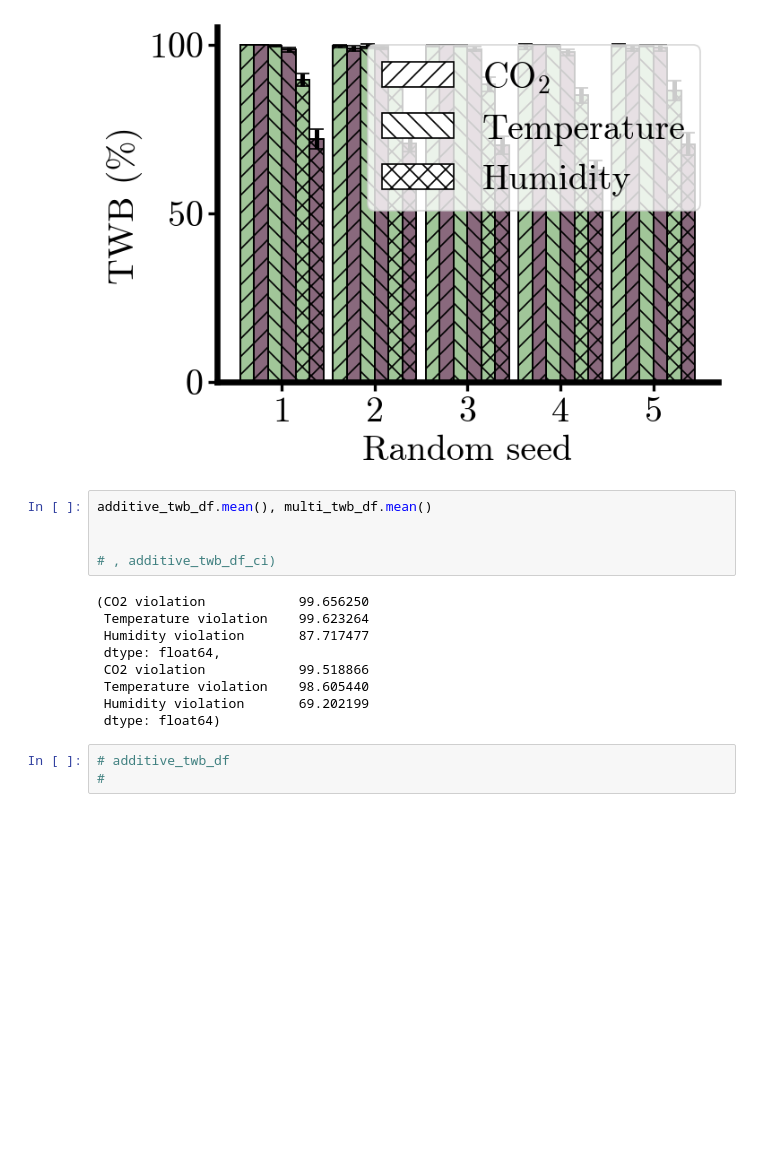
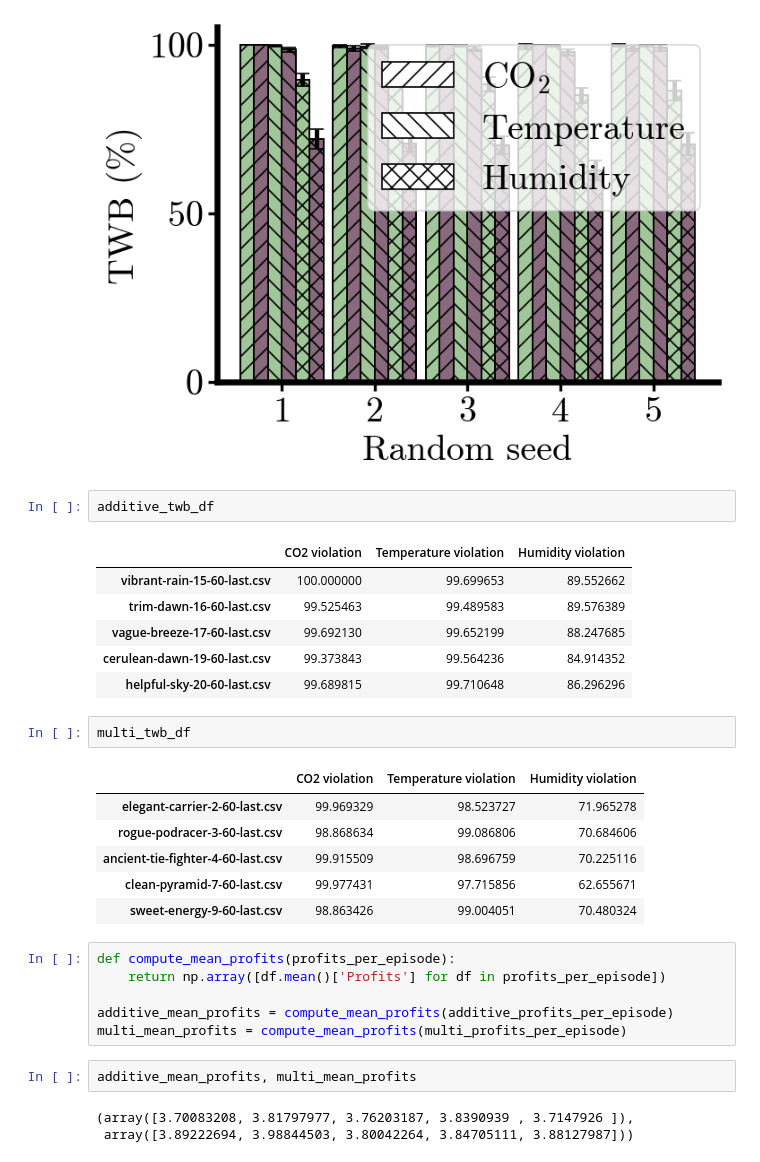
Before and after one commit to BartvLaatum/GreenLightGym, a Jupyter notebook: greenlight_gym/visualisations/rollout_reward.ipynb, the cells around one changed output. Saved outputs shown, nothing was run; the diff lists cells and outputs as text; blank space fills up the shorter version.

```diff
--- a/greenlight_gym/visualisations/rollout_reward.ipynb
+++ b/greenlight_gym/visualisations/rollout_reward.ipynb
@@ -684,20 +746,32 @@ generate_barplots([additive_profits_per_episode, multi_profits_per_episode], ind
 generate_grouped_bar_plot2(additive_twb_df, additive_twb_df_ci, multi_twb_df, multi_twb_df_ci, inds)
 # %% [output]
 [figure]
-# %%
-additive_twb_df.mean(), multi_twb_df.mean()
-
-
-# , additive_twb_df_ci)
-# %% [output]
-(CO2 violation            99.656250
- Temperature violation    99.623264
- Humidity violation       87.717477
- dtype: float64,
- CO2 violation            99.518866
- Temperature violation    98.605440
- Humidity violation       69.202199
- dtype: float64)
-# %%
-# additive_twb_df
-#
+# %%
+additive_twb_df
+# %% [output]
+|  | CO2 violation | Temperature violation | Humidity violation |
+| vibrant-rain-15-60-last.csv | 100.000000 | 99.699653 | 89.552662 |
+| trim-dawn-16-60-last.csv | 99.525463 | 99.489583 | 89.576389 |
+| vague-breeze-17-60-last.csv | 99.692130 | 99.652199 | 88.247685 |
+| cerulean-dawn-19-60-last.csv | 99.373843 | 99.564236 | 84.914352 |
+| helpful-sky-20-60-last.csv | 99.689815 | 99.710648 | 86.296296 |
+# %%
+multi_twb_df
+# %% [output]
+|  | CO2 violation | Temperature violation | Humidity violation |
+| elegant-carrier-2-60-last.csv | 99.969329 | 98.523727 | 71.965278 |
+| rogue-podracer-3-60-last.csv | 98.868634 | 99.086806 | 70.684606 |
+| ancient-tie-fighter-4-60-last.csv | 99.915509 | 98.696759 | 70.225116 |
+| clean-pyramid-7-60-last.csv | 99.977431 | 97.715856 | 62.655671 |
+| sweet-energy-9-60-last.csv | 98.863426 | 99.004051 | 70.480324 |
+# %%
+def compute_mean_profits(profits_per_episode):
+    return np.array([df.mean()['Profits'] for df in profits_per_episode])
+
+additive_mean_profits = compute_mean_profits(additive_profits_per_episode)
+multi_mean_profits = compute_mean_profits(multi_profits_per_episode)
+# %%
+additive_mean_profits, multi_mean_profits
+# %% [output]
+(array([3.70083208, 3.81797977, 3.76203187, 3.8390939 , 3.7147926 ]),
+ array([3.89222694, 3.98844503, 3.80042264, 3.84705111, 3.88127987]))
```
Also changed, not shown: parts of 8 cells of this notebook, 9 other files.
